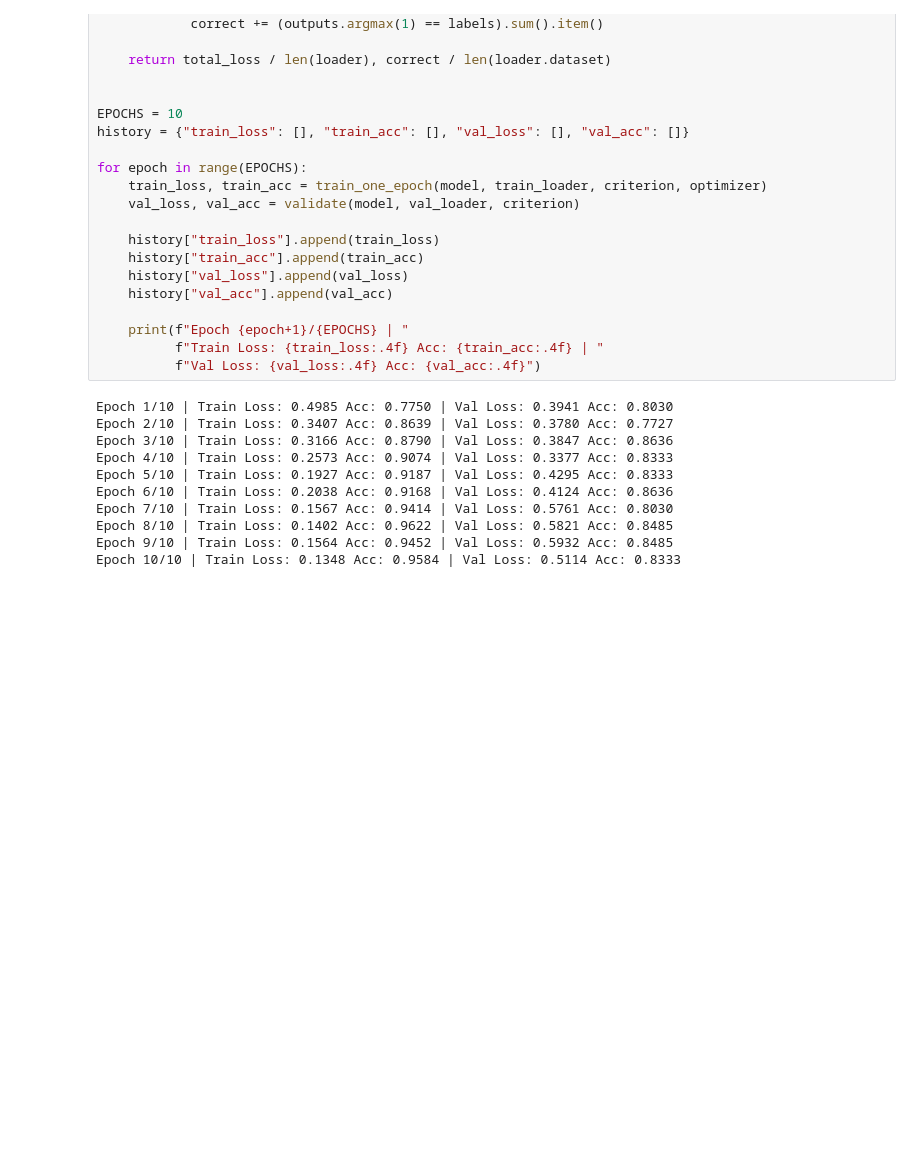
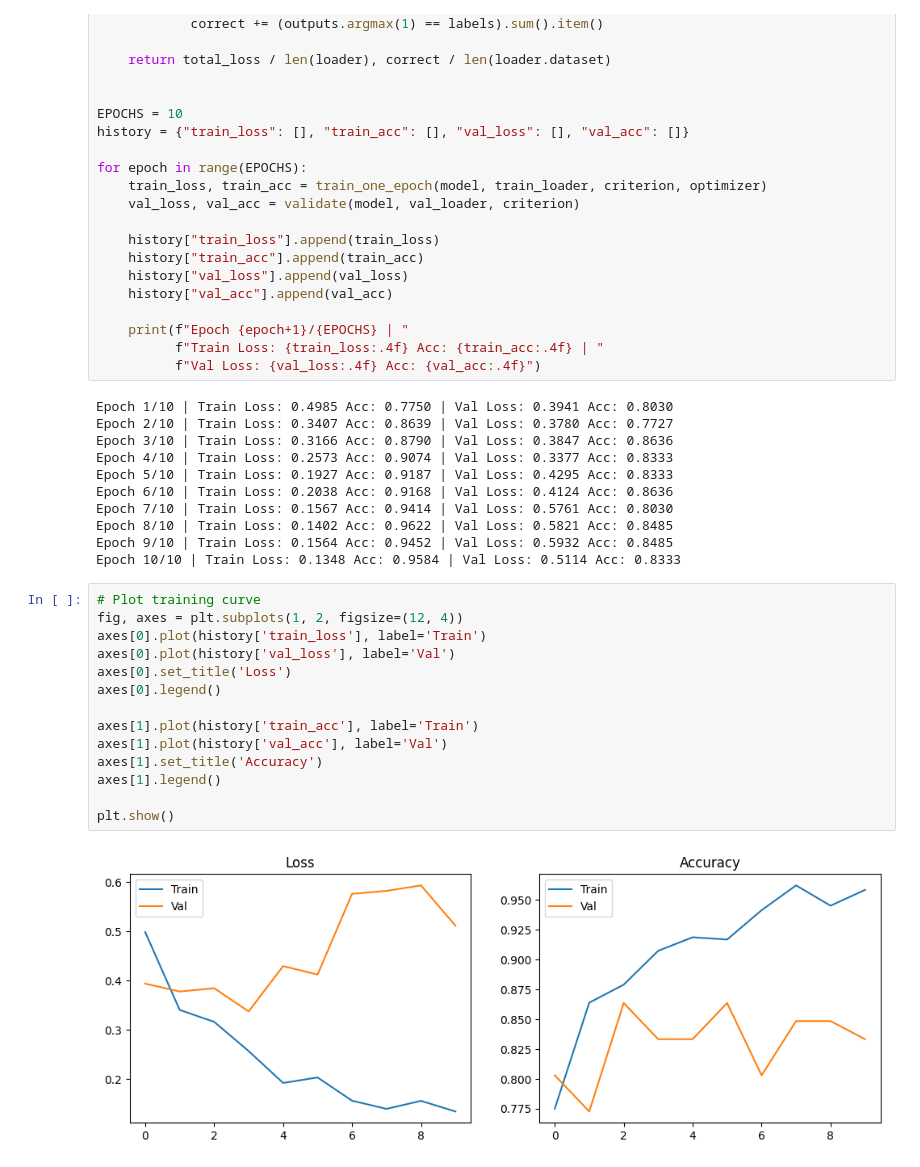
Before and after one commit to musharraf-Mac/Detective-XAI-For-TB, a Jupyter notebook: notebooks/02_baseline_training.ipynb, the cells around one changed output. Cells and saved outputs as stored; diff of their text form; blank space fills up the shorter version.

```diff
--- a/notebooks/02_baseline_training.ipynb
+++ b/notebooks/02_baseline_training.ipynb
@@ -219,3 +219,19 @@ Epoch 7/10 | Train Loss: 0.1567 Acc: 0.9414 | Val Loss: 0.5761 Acc: 0.8030
 Epoch 8/10 | Train Loss: 0.1402 Acc: 0.9622 | Val Loss: 0.5821 Acc: 0.8485
 Epoch 9/10 | Train Loss: 0.1564 Acc: 0.9452 | Val Loss: 0.5932 Acc: 0.8485
 Epoch 10/10 | Train Loss: 0.1348 Acc: 0.9584 | Val Loss: 0.5114 Acc: 0.8333
+# %%
+# Plot training curve
+fig, axes = plt.subplots(1, 2, figsize=(12, 4))
+axes[0].plot(history['train_loss'], label='Train')
+axes[0].plot(history['val_loss'], label='Val')
+axes[0].set_title('Loss')
+axes[0].legend()
+
+axes[1].plot(history['train_acc'], label='Train')
+axes[1].plot(history['val_acc'], label='Val')
+axes[1].set_title('Accuracy')
+axes[1].legend()
+
+plt.show()
+# %% [output]
+[figure, added]
```
Also changed, not shown: parts of 1 cell of this notebook.
